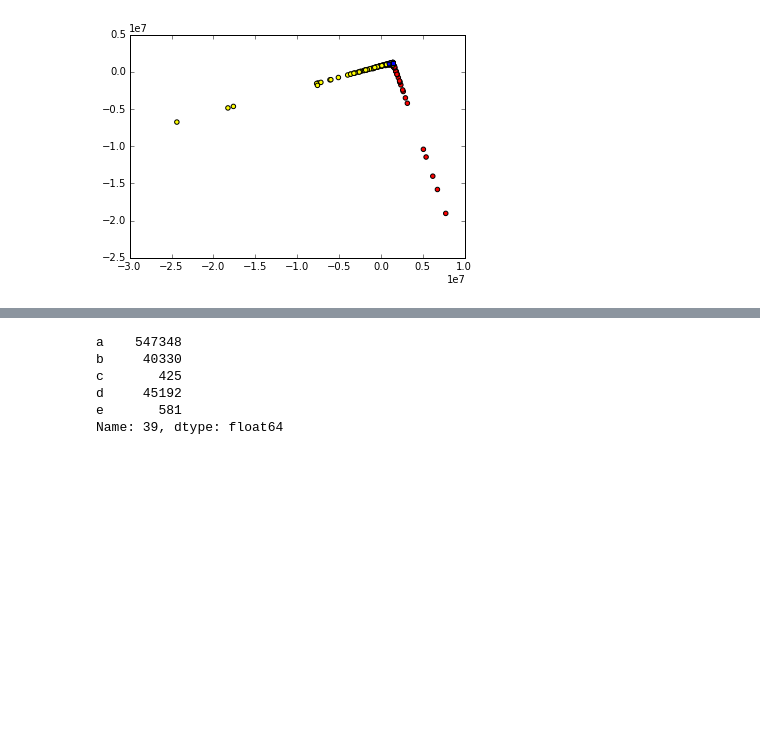
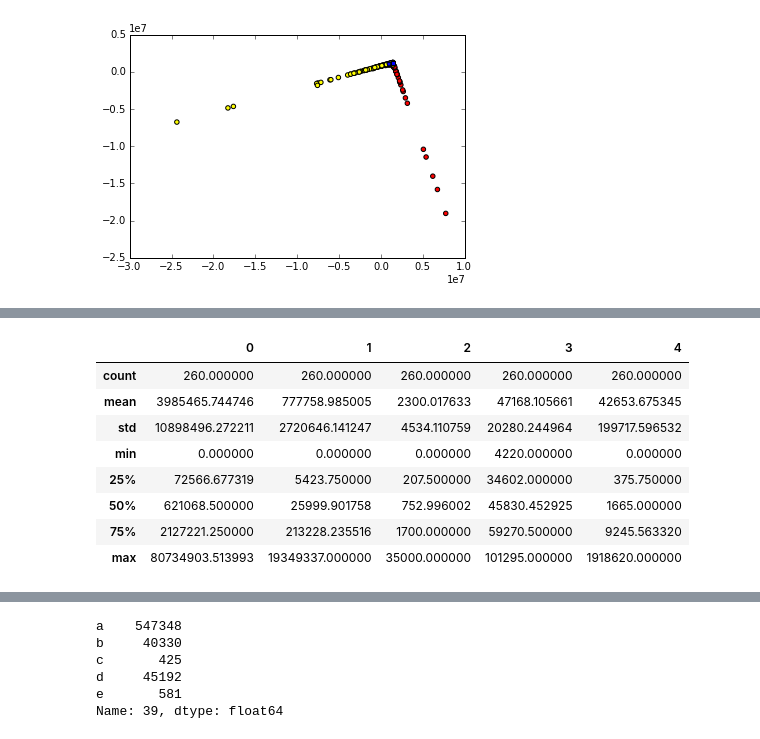
Before and after one commit to Alexander-Morgun/DataCompletion, a Jupyter notebook: Report.ipynb, the cells around one changed output, grey strips where cells are left out. Saved outputs shown, nothing was run; the diff lists cells and outputs as text; code cells hidden in the pictures; blank space fills up the shorter version.

```diff
--- a/Report.ipynb
+++ b/Report.ipynb
@@ -164,0 +258,12 @@ scatter(*(pca.transform(p).T), marker="p");
+# %%
+prediction.describe()
+# %% [output]
+|  | 0 | 1 | 2 | 3 | 4 |
+| count | 260.000000 | 260.000000 | 260.000000 | 260.000000 | 260.000000 |
+| mean | 3985465.744746 | 777758.985005 | 2300.017633 | 47168.105661 | 42653.675345 |
+| std | 10898496.272211 | 2720646.141247 | 4534.110759 | 20280.244964 | 199717.596532 |
+| min | 0.000000 | 0.000000 | 0.000000 | 4220.000000 | 0.000000 |
+| 25% | 72566.677319 | 5423.750000 | 207.500000 | 34602.000000 | 375.750000 |
+| 50% | 621068.500000 | 25999.901758 | 752.996002 | 45830.452925 | 1665.000000 |
+| 75% | 2127221.250000 | 213228.235516 | 1700.000000 | 59270.500000 | 9245.563320 |
+| max | 80734903.513993 | 19349337.000000 | 35000.000000 | 101295.000000 | 1918620.000000 |
```
Also changed, not shown: parts of 11 cells of this notebook.
